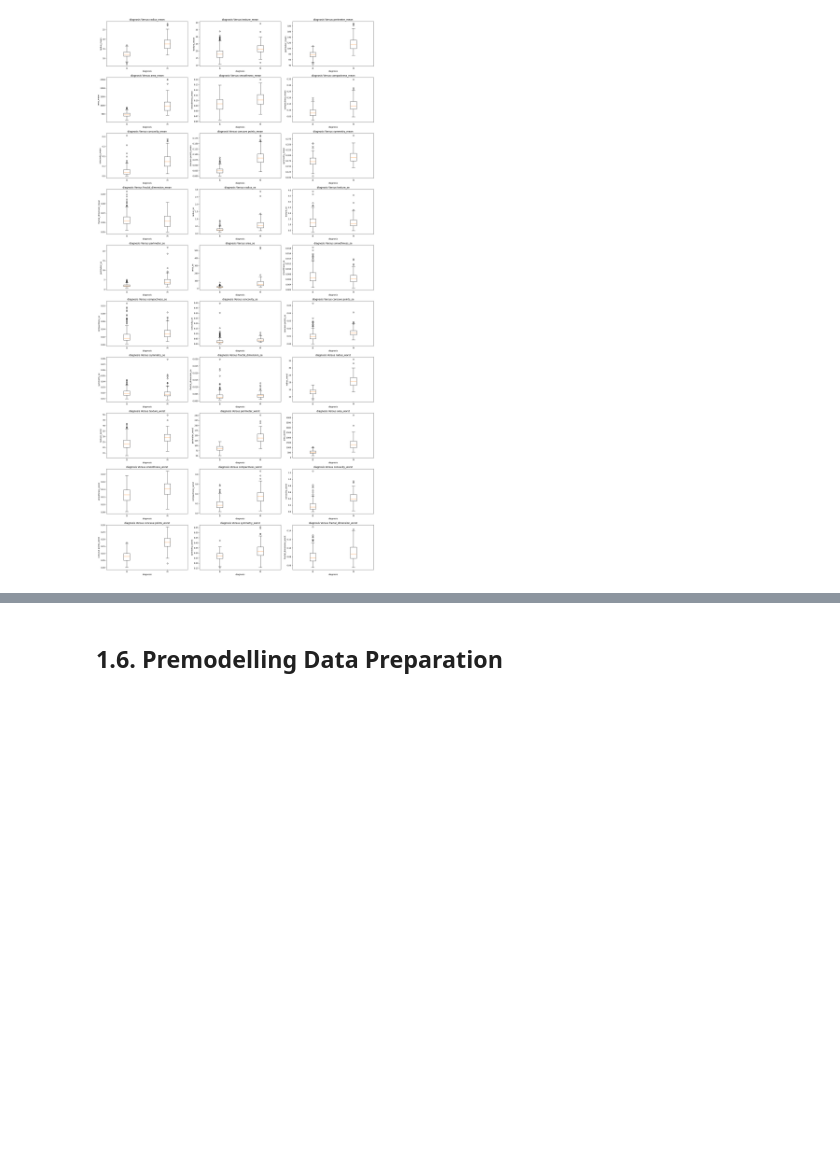
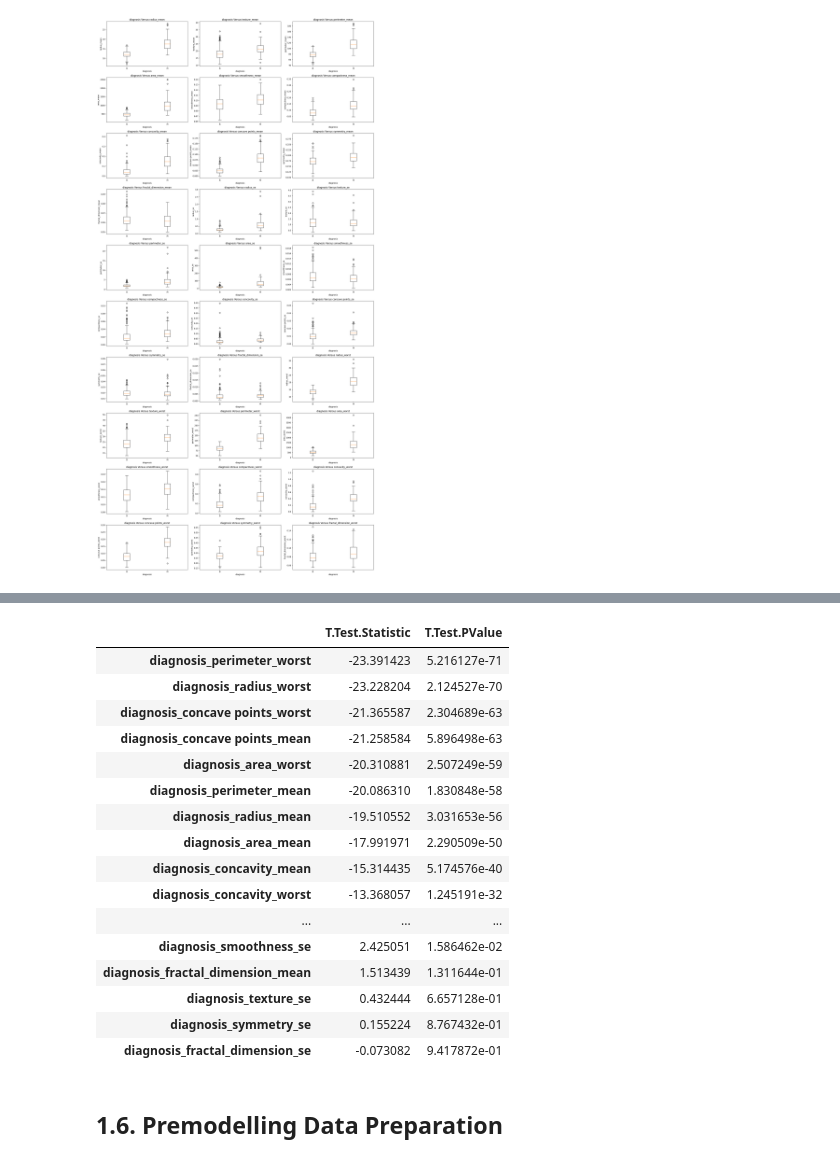
Before and after one commit to JohnPaulinePineda/Portfolio_Project_63, a Jupyter notebook: codes/DetectingAndAnalyzingMachineLearningModelDriftUsingOpenSourceMonitoringTools.ipynb, the cells around one changed output, grey strips where cells are left out. Saved outputs shown, nothing was run; the diff lists cells and outputs as text; code cells hidden in the pictures; blank space fills up the shorter version.

Commit message:
Formulated the Python Notebook
Updated Hypothesis Testing

```diff
--- a/codes/DetectingAndAnalyzingMachineLearningModelDriftUsingOpenSourceMonitoringTools.ipynb
+++ b/codes/DetectingAndAnalyzingMachineLearningModelDriftUsingOpenSourceMonitoringTools.ipynb
@@ -1429,3 +1460,47 @@ plt.show()
+# %%
+##################################
+# Computing the t-test
+# statistic and p-values
+# between the target variable
+# and numeric predictor columns
+##################################
+breast_cancer_train_numeric_ttest_target = {}
+breast_cancer_train_numeric = breast_cancer_train.iloc[:,1:]
+breast_cancer_train_numeric_columns = breast_cancer_train.iloc[:,1:].columns
+for numeric_column in breast_cancer_train_numeric_columns:
+    group_B = breast_cancer_train[breast_cancer_train.loc[:,'diagnosis']=='B']
+    group_M = breast_cancer_train[breast_cancer_train.loc[:,'diagnosis']=='M']
+    breast_cancer_train_numeric_ttest_target['diagnosis_' + numeric_column] = stats.ttest_ind(
+        group_B[numeric_column],
+        group_M[numeric_column],
+        equal_var=True)
+# %%
+##################################
+# Formulating the pairwise ttest summary
+# between the target variable
+# and numeric predictor columns
+##################################
+breast_cancer_train_numeric_hypothesistesting_summary = breast_cancer_train_numeric.from_dict(breast_cancer_train_numeric_ttest_target, orient='index')
+breast_cancer_train_numeric_hypothesistesting_summary.columns = ['T.Test.Statistic', 'T.Test.PValue']
+display(breast_cancer_train_numeric_hypothesistesting_summary.sort_values(by=['T.Test.PValue'], ascending=True).head(30))
+# %% [output]
+|  | T.Test.Statistic | T.Test.PValue |
+| diagnosis_perimeter_worst | -23.391423 | 5.216127e-71 |
+| diagnosis_radius_worst | -23.228204 | 2.124527e-70 |
+| diagnosis_concave points_worst | -21.365587 | 2.304689e-63 |
+| diagnosis_concave points_mean | -21.258584 | 5.896498e-63 |
+| diagnosis_area_worst | -20.310881 | 2.507249e-59 |
+| diagnosis_perimeter_mean | -20.086310 | 1.830848e-58 |
+| diagnosis_radius_mean | -19.510552 | 3.031653e-56 |
+| diagnosis_area_mean | -17.991971 | 2.290509e-50 |
+| diagnosis_concavity_mean | -15.314435 | 5.174576e-40 |
+| diagnosis_concavity_worst | -13.368057 | 1.245191e-32 |
+| ... | ... | ... |
+| diagnosis_smoothness_se | 2.425051 | 1.586462e-02 |
+| diagnosis_fractal_dimension_mean | 1.513439 | 1.311644e-01 |
+| diagnosis_texture_se | 0.432444 | 6.657128e-01 |
+| diagnosis_symmetry_se | 0.155224 | 8.767432e-01 |
+| diagnosis_fractal_dimension_se | -0.073082 | 9.417872e-01 |
 # %% [markdown]
 ## 1.6. Premodelling Data Preparation <a class="anchor" id="1.6"></a>
 # %% [markdown]
```
Also changed, not shown: parts of 1 cell of this notebook, 1 other file.
